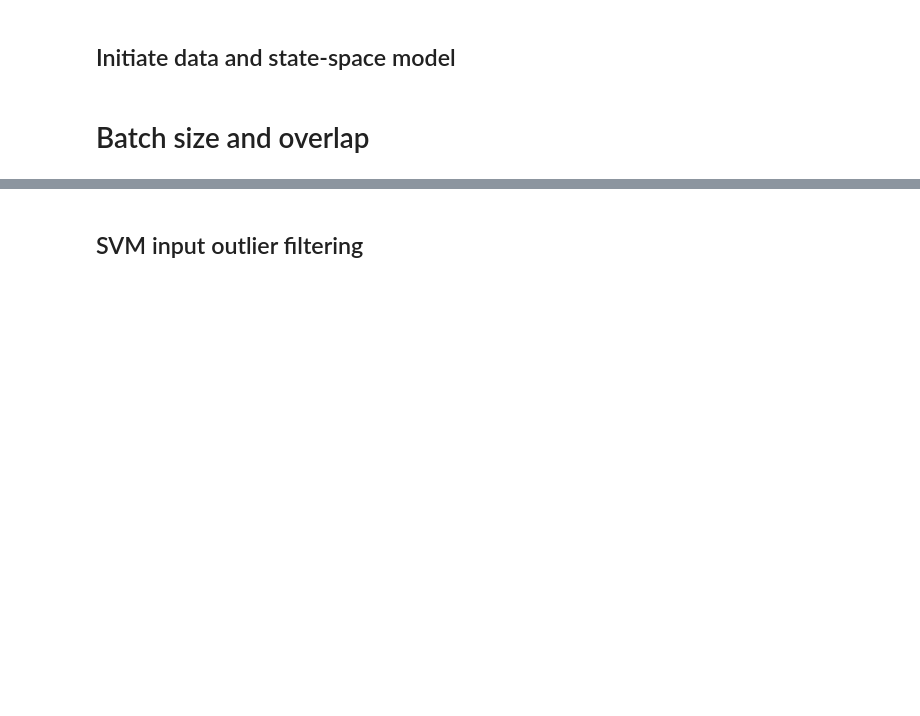
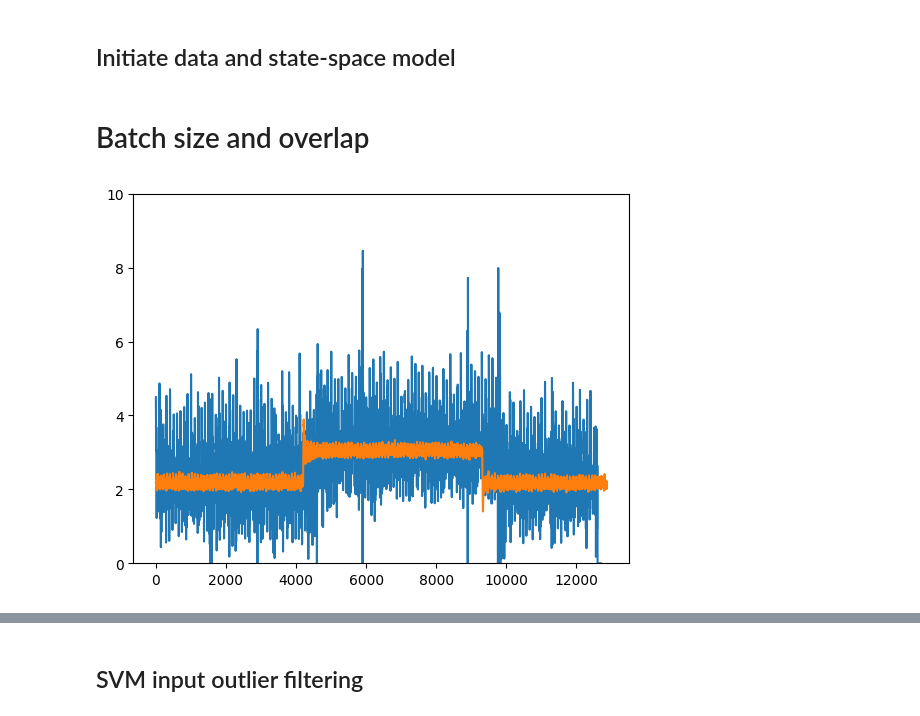
Before and after one commit to mmanngard/cvx_torque, a Jupyter notebook: notebooks/ACC2025 material_cleanup_CVXPYGEN.ipynb, the cells around one changed output, grey strips where cells are left out. Saved outputs shown, nothing was run; the diff lists cells and outputs as text; code cells hidden in the pictures; blank space fills up the shorter version.

```diff
--- a/notebooks/ACC2025 material_cleanup_CVXPYGEN.ipynb
+++ b/notebooks/ACC2025 material_cleanup_CVXPYGEN.ipynb
@@ -137,19 +148,22 @@ measurements_step = sensor_data_step[:,1:]
 
 ##########################################
 batch_size = 100
-overlap = 20
+overlap = 50
 ##########################################
 
 input_estimates_step = weighted_ell2_analytical(
     ss, measurements_step[:,:-1], batch_size, overlap=overlap, lam=1, use_trend_filter=True
 )
 # %%
-motor_input_step_est, propeller_input_step_est = process_estimates(len(input_estimates_step), overlap, input_estimates_step, nstates=0)
+motor_input_step_est, propeller_input_step_est = process_estimates(n_batches=len(input_estimates_step), overlap=overlap, estimates=input_estimates_step, nstates=0)
 # %%
 %matplotlib inline
+plt.ylim(0,10)
 plt.plot(motor_input_step_est[100:])
 plt.plot(motor_data_step[:,2])
 plt.show()
+# %% [output]
+[figure, added]
 # %%
 %matplotlib inline
 plt.plot(propeller_input_step_est[100:])
```
Also changed, not shown: parts of 9 cells of this notebook, 7 other files.
